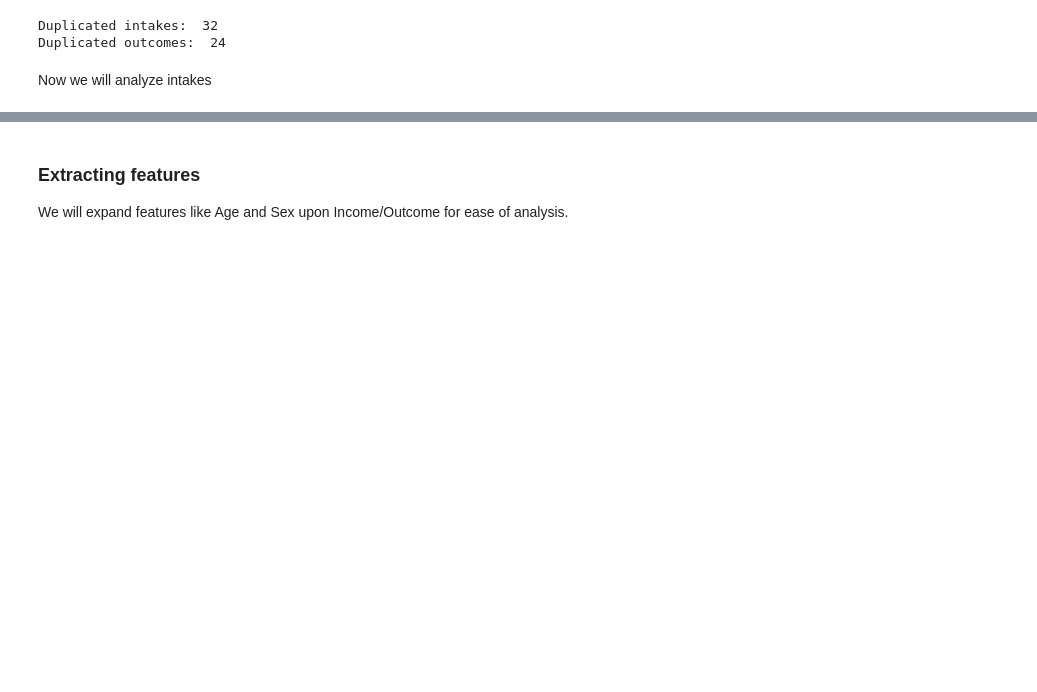
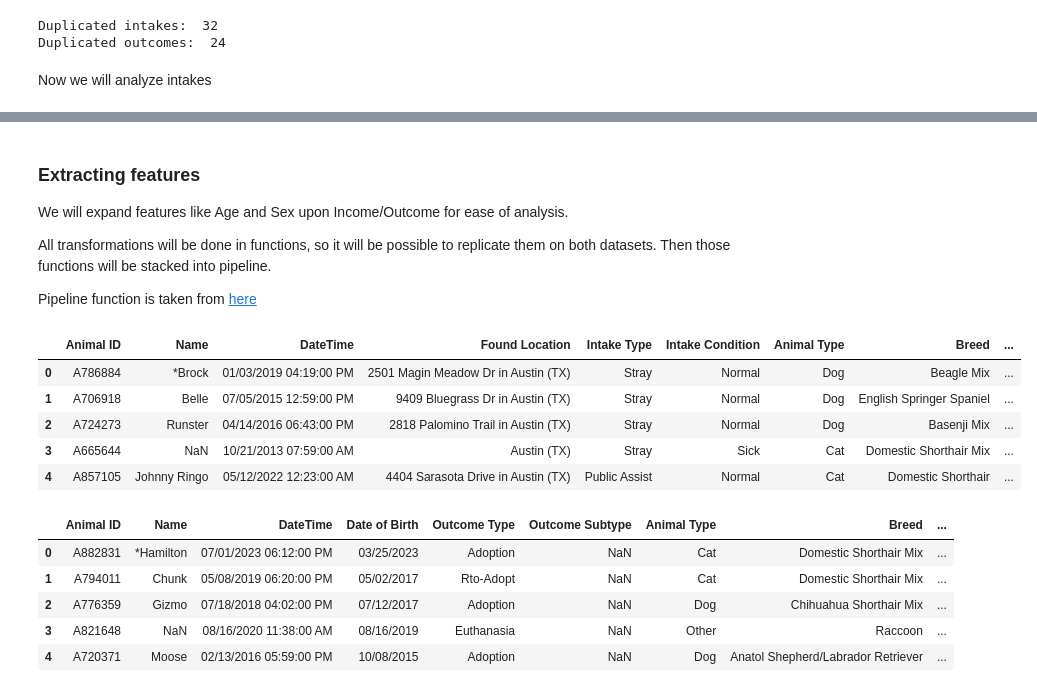
Before and after one commit to ZhigaMason/University, a Jupyter notebook: 01/assignment01.ipynb, the cells around one changed output, grey strips where cells are left out. Drawn from its saved outputs; the diff is of its cells as text; code cells hidden in the pictures; blank space fills up the shorter version.

Commit message:
FT implement feature transformations

```diff
--- a/01/assignment01.ipynb
+++ b/01/assignment01.ipynb
@@ -150,3 +150,7 @@ Number of samples: 167535
 ### Extracting features
 
 We will expand features like Age and Sex upon Income/Outcome for ease of analysis.
+
+All transformations will be done in functions, so it will be possible to replicate them on both datasets. Then those functions will be stacked into pipeline.
+
+Pipeline function is taken from [here](https://dzone.com/articles/python-function-pipelines-streamlining-data-proces)
@@ -155 +199,25 @@ def
+# %%
+exp_pipe = pipeline(
+    copy,
+    extract_month_year,
+    expand_sex,
+    expand_age
+)
+
+outcome_df = exp_pipe(outcomes, dataset='Outcome')
+intake_df = exp_pipe(intakes, dataset='Intake')
+display(intake_df.head(), outcome_df.head())
+# %% [output]
+|  | Animal ID | Name | DateTime | Found Location | Intake Type | Intake Condition | Animal Type | Breed | ... |
+| 0 | A786884 | *Brock | 01/03/2019 04:19:00 PM | 2501 Magin Meadow Dr in Austin (TX) | Stray | Normal | Dog | Beagle Mix | ... |
+| 1 | A706918 | Belle | 07/05/2015 12:59:00 PM | 9409 Bluegrass Dr in Austin (TX) | Stray | Normal | Dog | English Springer Spaniel | ... |
+| 2 | A724273 | Runster | 04/14/2016 06:43:00 PM | 2818 Palomino Trail in Austin (TX) | Stray | Normal | Dog | Basenji Mix | ... |
+| 3 | A665644 | NaN | 10/21/2013 07:59:00 AM | Austin (TX) | Stray | Sick | Cat | Domestic Shorthair Mix | ... |
+| 4 | A857105 | Johnny Ringo | 05/12/2022 12:23:00 AM | 4404 Sarasota Drive in Austin (TX) | Public Assist | Normal | Cat | Domestic Shorthair | ... |
+|  | Animal ID | Name | DateTime | Date of Birth | Outcome Type | Outcome Subtype | Animal Type | Breed | ... |
+| 0 | A882831 | *Hamilton | 07/01/2023 06:12:00 PM | 03/25/2023 | Adoption | NaN | Cat | Domestic Shorthair Mix | ... |
+| 1 | A794011 | Chunk | 05/08/2019 06:20:00 PM | 05/02/2017 | Rto-Adopt | NaN | Cat | Domestic Shorthair Mix | ... |
+| 2 | A776359 | Gizmo | 07/18/2018 04:02:00 PM | 07/12/2017 | Adoption | NaN | Dog | Chihuahua Shorthair Mix | ... |
+| 3 | A821648 | NaN | 08/16/2020 11:38:00 AM | 08/16/2019 | Euthanasia | NaN | Other | Raccoon | ... |
+| 4 | A720371 | Moose | 02/13/2016 05:59:00 PM | 10/08/2015 | Adoption | NaN | Dog | Anatol Shepherd/Labrador Retriever | ... |
 # %% [markdown]
```
Also changed, not shown: parts of 15 cells of this notebook.
